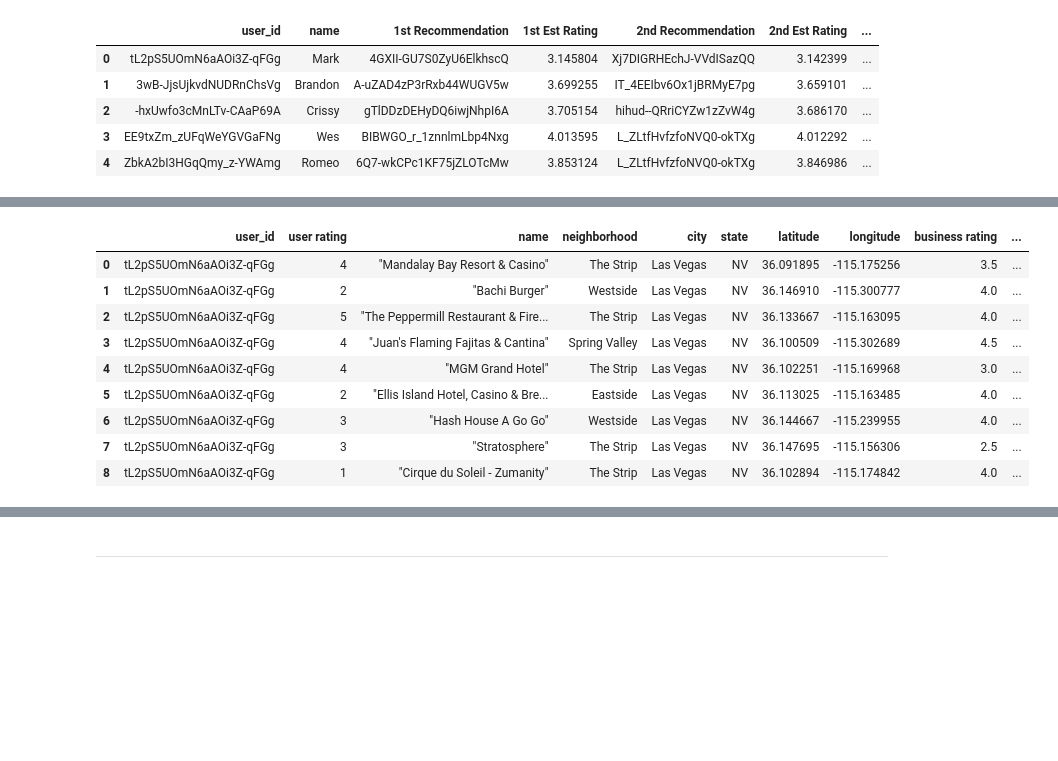
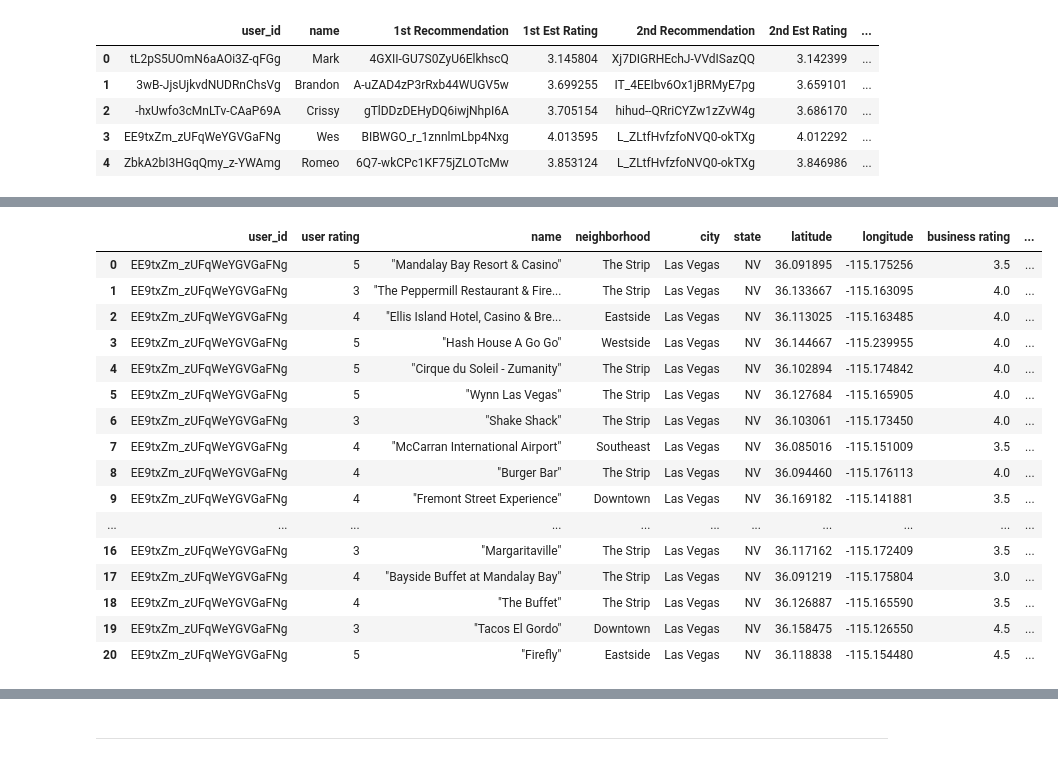
Before and after one commit to njcunningham/Yelp_Recommender, a Jupyter notebook: Recommendation_Outline.ipynb, the cells around one changed output, grey strips where cells are left out. Drawn from its saved outputs; the diff is of its cells as text; code cells hidden in the pictures; blank space fills up the shorter version.

```diff
--- a/Recommendation_Outline.ipynb
+++ b/Recommendation_Outline.ipynb
@@ -528,19 +543,26 @@ def new_user_previously_rated(user):
     previously_rated.drop(['business_id', 'is_open', 'address', 'postal_code'], axis=1, inplace=True)
 
     return previously_rated
-# %%
-new_user_previously_rated('tL2pS5UOmN6aAOi3Z-qFGg')
-# %% [output]
-|  | user_id | user rating | name | neighborhood | city | state | latitude | longitude | business rating | ... |
-| 0 | tL2pS5UOmN6aAOi3Z-qFGg | 4 | "Mandalay Bay Resort & Casino" | The Strip | Las Vegas | NV | 36.091895 | -115.175256 | 3.5 | ... |
-| 1 | tL2pS5UOmN6aAOi3Z-qFGg | 2 | "Bachi Burger" | Westside | Las Vegas | NV | 36.146910 | -115.300777 | 4.0 | ... |
-| 2 | tL2pS5UOmN6aAOi3Z-qFGg | 5 | "The Peppermill Restaurant & Fire... | The Strip | Las Vegas | NV | 36.133667 | -115.163095 | 4.0 | ... |
-| 3 | tL2pS5UOmN6aAOi3Z-qFGg | 4 | "Juan's Flaming Fajitas & Cantina" | Spring Valley | Las Vegas | NV | 36.100509 | -115.302689 | 4.5 | ... |
-| 4 | tL2pS5UOmN6aAOi3Z-qFGg | 4 | "MGM Grand Hotel" | The Strip | Las Vegas | NV | 36.102251 | -115.169968 | 3.0 | ... |
-| 5 | tL2pS5UOmN6aAOi3Z-qFGg | 2 | "Ellis Island Hotel, Casino & Bre... | Eastside | Las Vegas | NV | 36.113025 | -115.163485 | 4.0 | ... |
-| 6 | tL2pS5UOmN6aAOi3Z-qFGg | 3 | "Hash House A Go Go" | Westside | Las Vegas | NV | 36.144667 | -115.239955 | 4.0 | ... |
-| 7 | tL2pS5UOmN6aAOi3Z-qFGg | 3 | "Stratosphere" | The Strip | Las Vegas | NV | 36.147695 | -115.156306 | 2.5 | ... |
-| 8 | tL2pS5UOmN6aAOi3Z-qFGg | 1 | "Cirque du Soleil - Zumanity" | The Strip | Las Vegas | NV | 36.102894 | -115.174842 | 4.0 | ... |
+# %%
+new_user_previously_rated('EE9txZm_zUFqWeYGVGaFNg')
+# %% [output]
+|  | user_id | user rating | name | neighborhood | city | state | latitude | longitude | business rating | ... |
+| 0 | EE9txZm_zUFqWeYGVGaFNg | 5 | "Mandalay Bay Resort & Casino" | The Strip | Las Vegas | NV | 36.091895 | -115.175256 | 3.5 | ... |
+| 1 | EE9txZm_zUFqWeYGVGaFNg | 3 | "The Peppermill Restaurant & Fire... | The Strip | Las Vegas | NV | 36.133667 | -115.163095 | 4.0 | ... |
+| 2 | EE9txZm_zUFqWeYGVGaFNg | 4 | "Ellis Island Hotel, Casino & Bre... | Eastside | Las Vegas | NV | 36.113025 | -115.163485 | 4.0 | ... |
+| 3 | EE9txZm_zUFqWeYGVGaFNg | 5 | "Hash House A Go Go" | Westside | Las Vegas | NV | 36.144667 | -115.239955 | 4.0 | ... |
+| 4 | EE9txZm_zUFqWeYGVGaFNg | 5 | "Cirque du Soleil - Zumanity" | The Strip | Las Vegas | NV | 36.102894 | -115.174842 | 4.0 | ... |
+| 5 | EE9txZm_zUFqWeYGVGaFNg | 5 | "Wynn Las Vegas" | The Strip | Las Vegas | NV | 36.127684 | -115.165905 | 4.0 | ... |
+| 6 | EE9txZm_zUFqWeYGVGaFNg | 3 | "Shake Shack" | The Strip | Las Vegas | NV | 36.103061 | -115.173450 | 4.0 | ... |
+| 7 | EE9txZm_zUFqWeYGVGaFNg | 4 | "McCarran International Airport" | Southeast | Las Vegas | NV | 36.085016 | -115.151009 | 3.5 | ... |
+| 8 | EE9txZm_zUFqWeYGVGaFNg | 4 | "Burger Bar" | The Strip | Las Vegas | NV | 36.094460 | -115.176113 | 4.0 | ... |
+| 9 | EE9txZm_zUFqWeYGVGaFNg | 4 | "Fremont Street Experience" | Downtown | Las Vegas | NV | 36.169182 | -115.141881 | 3.5 | ... |
+| ... | ... | ... | ... | ... | ... | ... | ... | ... | ... | ... |
+| 16 | EE9txZm_zUFqWeYGVGaFNg | 3 | "Margaritaville" | The Strip | Las Vegas | NV | 36.117162 | -115.172409 | 3.5 | ... |
+| 17 | EE9txZm_zUFqWeYGVGaFNg | 4 | "Bayside Buffet at Mandalay Bay" | The Strip | Las Vegas | NV | 36.091219 | -115.175804 | 3.0 | ... |
+| 18 | EE9txZm_zUFqWeYGVGaFNg | 4 | "The Buffet" | The Strip | Las Vegas | NV | 36.126887 | -115.165590 | 3.5 | ... |
+| 19 | EE9txZm_zUFqWeYGVGaFNg | 3 | "Tacos El Gordo" | Downtown | Las Vegas | NV | 36.158475 | -115.126550 | 4.5 | ... |
+| 20 | EE9txZm_zUFqWeYGVGaFNg | 5 | "Firefly" | Eastside | Las Vegas | NV | 36.118838 | -115.154480 | 4.5 | ... |
 # %%
 def new_user_recommendations_map(user):
     # Create user_recommendations df from new_recommendation function
```
Also changed, not shown: parts of 15 cells of this notebook, 1 other file.
